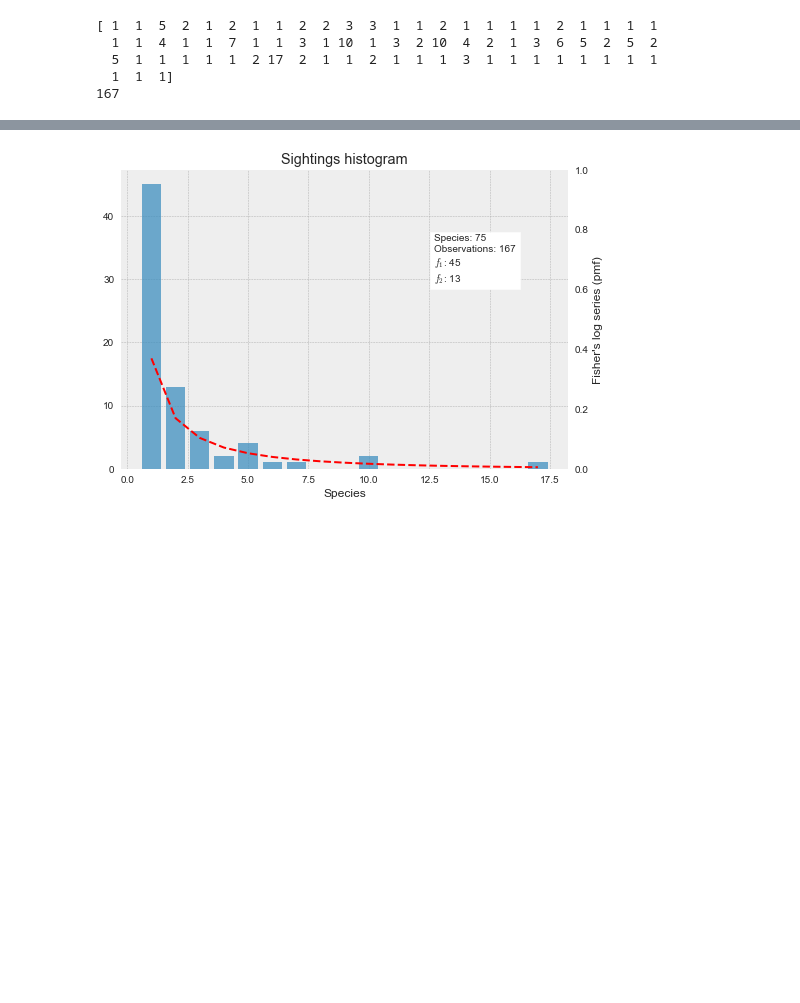
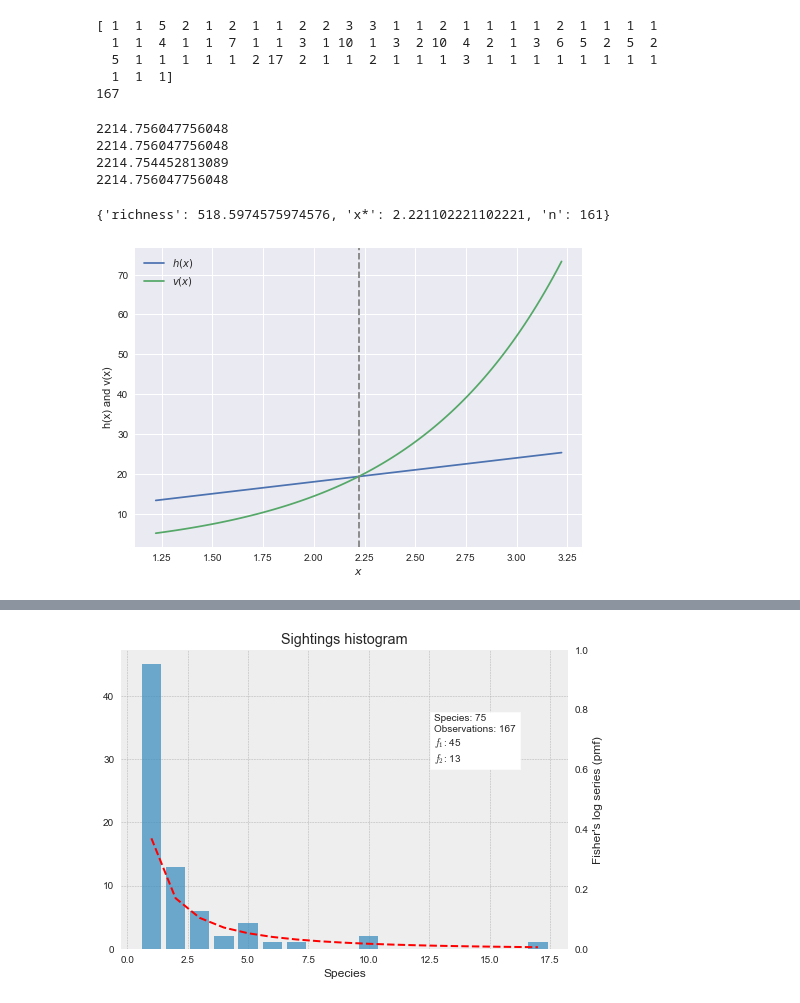
Before and after one commit to mikekestemont/copia, a Jupyter notebook: quickstart.ipynb, the cells around one changed output, grey strips where cells are left out. Drawn from its saved outputs; the diff is of its cells as text; code cells hidden in the pictures; blank space fills up the shorter version.

```diff
--- a/quickstart.ipynb
+++ b/quickstart.ipynb
@@ -29,3 +30,26 @@ print(abundance.sum())
   5  1  1  1  1  1  2 17  2  1  1  2  1  1  1  3  1  1  1  1  1  1  1  1
   1  1  1]
 167
+# %%
+from copia.richness import diversity
+print(diversity(abundance, method='minsample'))
+print(diversity(abundance, method='minsample', solver='grid'))
+print(diversity(abundance, method='minsample', solver='fsolve'))
+print(diversity(abundance, method='minsample', solver='grid', tolerance=1e-10))
+# %% [output]
+2214.756047756048
+2214.756047756048
+2214.754452813089
+2214.756047756048
+# %%
+assemblage = ['A', 'B', 'C']
+assemblage += ['D'] * 2 + ['E'] * 2
+assemblage += ['F'] * 3 + ['G'] * 3 + ['H'] * 3
+assemblage += ['I'] * (161 - len(assemblage))
+
+import copia.utils as u
+x = u.to_abundance(assemblage)
+print(diversity(x, method='minsample', solver='grid', diagnostics=True))
+# %% [output]
+{'richness': 518.5974575974576, 'x*': 2.221102221102221, 'n': 161}
+[figure, added]
```
Also changed, not shown: parts of 11 cells of this notebook.
